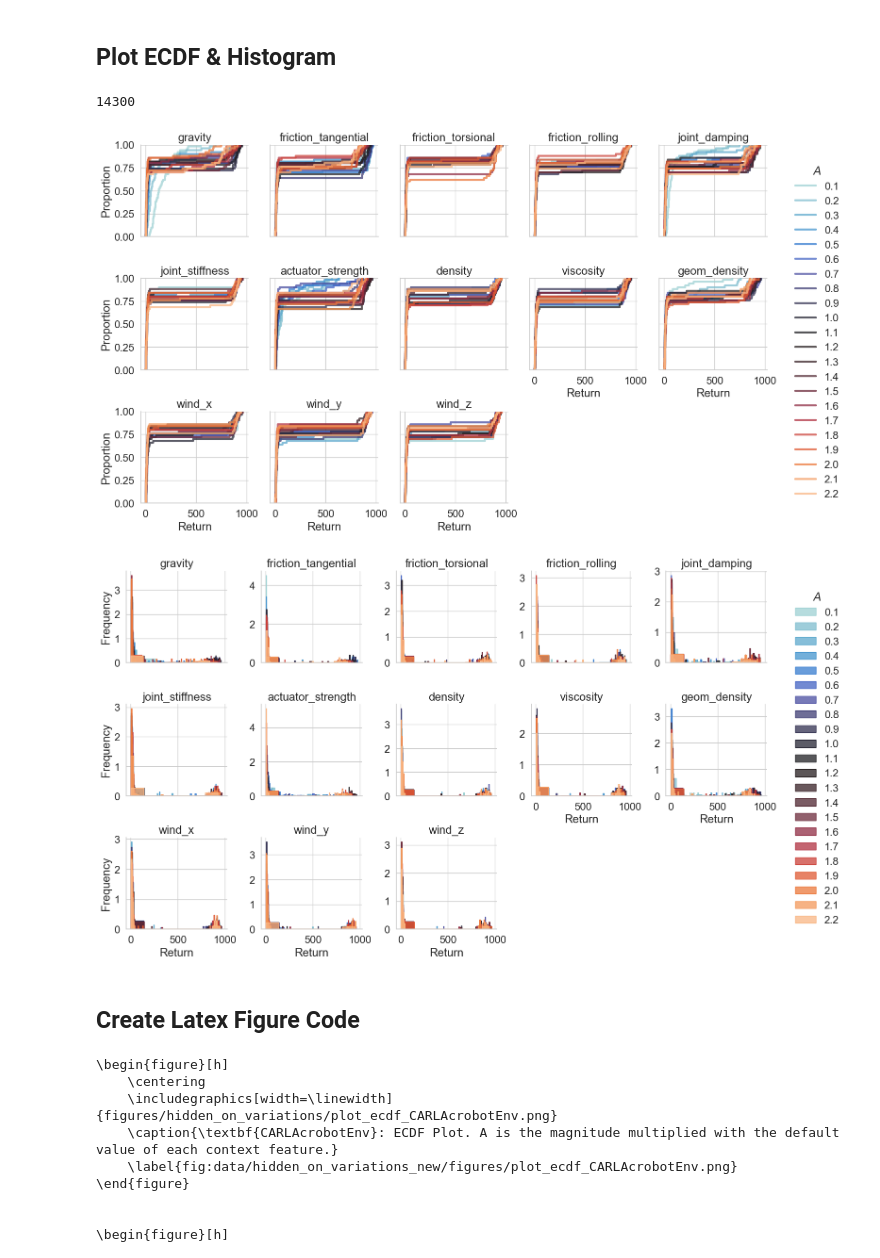
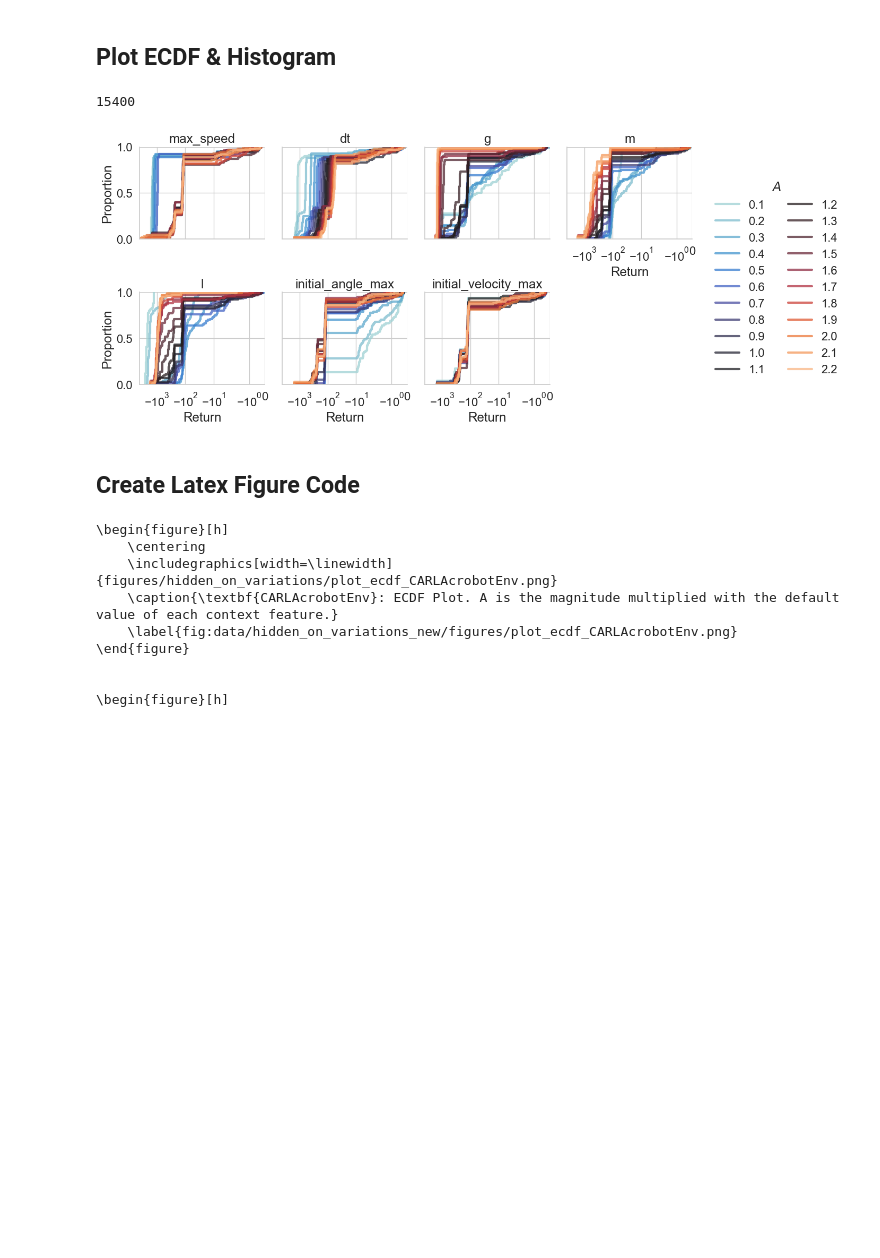
Before and after one commit to automl/CARL, a Jupyter notebook: experiments/evaluation/eval_hov.ipynb, the cells around one changed output. Drawn from its saved outputs; the diff is of its cells as text; code cells hidden in the pictures; blank space fills up the shorter version.

```diff
--- a/experiments/evaluation/eval_hov.ipynb
+++ b/experiments/evaluation/eval_hov.ipynb
@@ -5,7 +5,7 @@
 # %%
 from pathlib import Path
 
-env_name = "CARLDmcQuadrupedEnv"
+env_name = "CARLPendulumEnv"
 
 database = {
     "CARLDmcWalkerEnv": {  # STATUS: Done
@@ -291,45 +293,50 @@ plot_df = plot_df[plot_df["visibility"].isin(visibilities)]
 
 print(len(plot_df))
 
+legend_ncols = 2
+
 if len(visibilities) > 1:
     col_wrap = None
     col = "visibility"  # "$A$"
     row = "context_feature"  # "context_sampler.context_feature_names"
     hue = key_magnitude  # "visibility"
 else:
     col = "context_feature"  # "$A$"
     row = None  # "context_sampler.context_feature_names"
     hue = key_magnitude  # "visibility"
-    col_wrap = 5
+    col_wrap = 4
 palette = "icefire"
 
 # ECDF
 grid = sns.FacetGrid(data=plot_df, col=col, row=row, hue=hue, legend_out=True, palette=palette, col_wrap=col_wrap)
 grid.map_dataframe(sns.ecdfplot, x="return", lw=3, alpha=0.75)
 grid.set_titles(row_template="train: {row_name}", col_template="eval: {col_name}")
 grid.set_titles(row_template="{row_name}", col_template="{col_name}")
-grid.add_legend()
+grid.add_legend(ncols=legend_ncols)
 grid.set_xlabels("Return")
+grid.set(xscale="symlog")
+grid.set(xlim=(None,0))
 grid.tight_layout()
 grid.savefig(outdir / "plot_ecdf.png", dpi=300, bbox_inches="tight")
-grid.savefig(outdir.parent / "figures" / f"plot_ecdf_{env_name}.png", dpi=300, bbox_inches="tight")
+grid.savefig(outdir.parent / "figures" / f"plot_ecdf_{env_name}.pdf", dpi=300, bbox_inches="tight")
 plt.show()
 
 # Histogram
 grid = sns.FacetGrid(data=plot_df, col=col, row=row, hue=hue, legend_out=True, sharey=False, palette=palette, col_wrap=col_wrap)
 grid.map_dataframe(sns.histplot, x="return", element="step", stat="frequency")
 grid.set_titles(row_template="{row_name}", col_template="{col_name}")
-grid.add_legend()
+grid.add_legend(ncols=legend_ncols)
 grid.set_xlabels("Return")
 grid.set_ylabels(label="Frequency", clear_inner=True)
+# grid.set(xscale="symlog")
+# grid.set(xlim=(None,0))
 grid.tight_layout()
 grid.savefig(outdir / "plot_histogram.png", dpi=300, bbox_inches="tight")
-grid.savefig(outdir.parent / "figures" / f"plot_histogram_{env_name}.png", dpi=300, bbox_inches="tight")
+grid.savefig(outdir.parent / "figures" / f"plot_histogram_{env_name}.pdf", dpi=300, bbox_inches="tight")
 plt.show()
 # %% [output]
-14300
+15400
-[figure, old version]
+[figure, new version]
-[figure, removed]
 # %% [markdown]
 ## Create Latex Figure Code
 # %%
```
Also changed, not shown: parts of 3 cells of this notebook, 2 other files.
